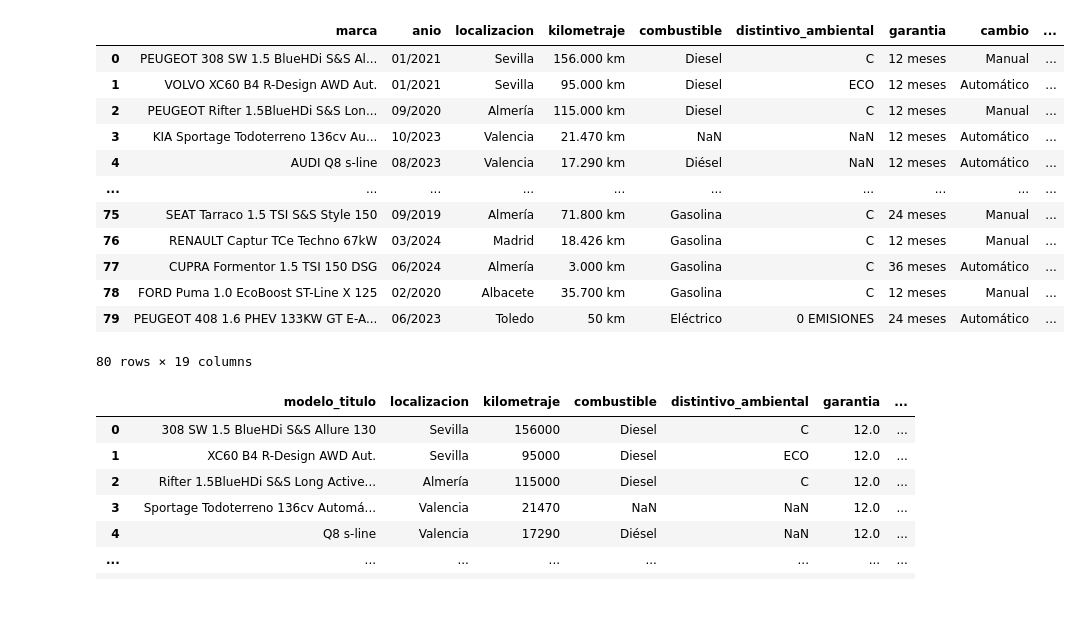
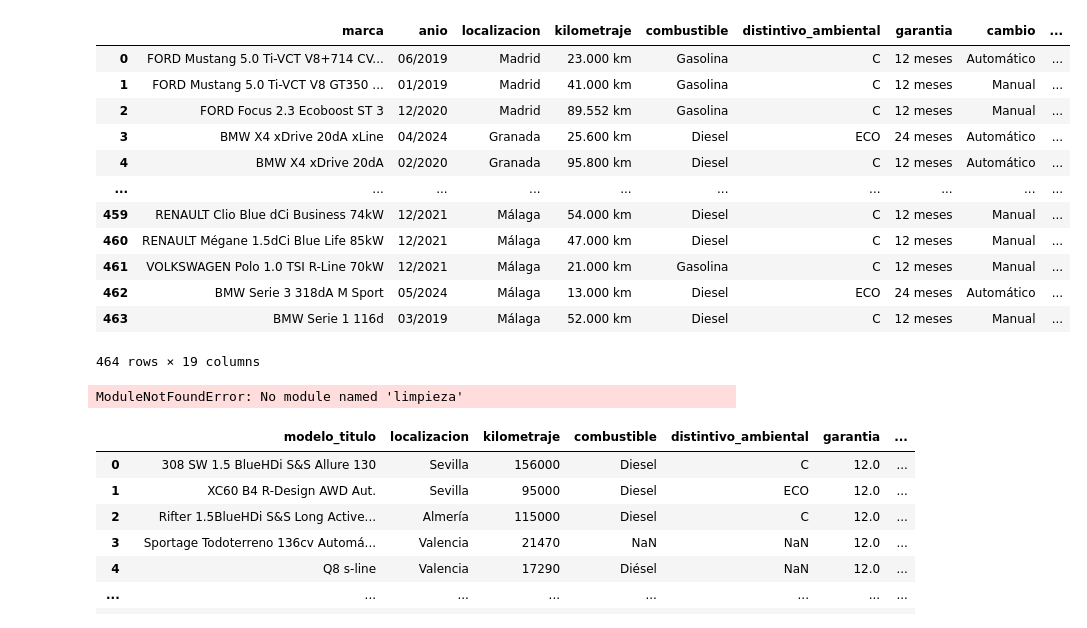
Before and after one commit to Bross-IT/PFB_coches, a Jupyter notebook: temp/ejecutar_script_limpieza.ipynb, the cells around one changed output. Cells and saved outputs as stored; diff of their text form; code cells hidden in the pictures.

Commit message:
añadir carpetas data y temp, actualizar archivos py ejecutar_script_limpieza (dentro de temp),__init__ y limpia (dentro de src), añadir csv de 300 registros

```diff
--- a/ejecutar_script_limpieza.ipynb
+++ b/temp/ejecutar_script_limpieza.ipynb
@@ -3,30 +3,29 @@
 # %%
 import pandas as pd
 
-#cambiar ruta a la que os vaya
-
-df = pd.read_csv("Limpieza/coches_segunda_mano-17-02-2025.csv")
+# leer el csv de 300 registros
+df = pd.read_csv("../data/coches_segunda_mano-18-02-2025.csv")
 df
 # %% [output]
 |  | marca | anio | localizacion | kilometraje | combustible | distintivo_ambiental | garantia | cambio | ... |
-| 0 | PEUGEOT 308 SW 1.5 BlueHDi S&S Al... | 01/2021 | Sevilla | 156.000 km | Diesel | C | 12 meses | Manual | ... |
-| 1 | VOLVO XC60 B4 R-Design AWD Aut. | 01/2021 | Sevilla | 95.000 km | Diesel | ECO | 12 meses | Automático | ... |
-| 2 | PEUGEOT Rifter 1.5BlueHDi S&S Lon... | 09/2020 | Almería | 115.000 km | Diesel | C | 12 meses | Manual | ... |
-| 3 | KIA Sportage Todoterreno 136cv Au... | 10/2023 | Valencia | 21.470 km | NaN | NaN | 12 meses | Automático | ... |
-| 4 | AUDI Q8 s-line | 08/2023 | Valencia | 17.290 km | Diésel | NaN | 12 meses | Automático | ... |
+| 0 | FORD Mustang 5.0 Ti-VCT V8+714 CV... | 06/2019 | Madrid | 23.000 km | Gasolina | C | 12 meses | Automático | ... |
+| 1 | FORD Mustang 5.0 Ti-VCT V8 GT350 ... | 01/2019 | Madrid | 41.000 km | Gasolina | C | 12 meses | Manual | ... |
+| 2 | FORD Focus 2.3 Ecoboost ST 3 | 12/2020 | Madrid | 89.552 km | Gasolina | C | 12 meses | Manual | ... |
+| 3 | BMW X4 xDrive 20dA xLine | 04/2024 | Granada | 25.600 km | Diesel | ECO | 24 meses | Automático | ... |
+| 4 | BMW X4 xDrive 20dA | 02/2020 | Granada | 95.800 km | Diesel | C | 12 meses | Automático | ... |
 | ... | ... | ... | ... | ... | ... | ... | ... | ... | ... |
-| 75 | SEAT Tarraco 1.5 TSI S&S Style 150 | 09/2019 | Almería | 71.800 km | Gasolina | C | 24 meses | Manual | ... |
-| 76 | RENAULT Captur TCe Techno 67kW | 03/2024 | Madrid | 18.426 km | Gasolina | C | 12 meses | Manual | ... |
-| 77 | CUPRA Formentor 1.5 TSI 150 DSG | 06/2024 | Almería | 3.000 km | Gasolina | C | 36 meses | Automático | ... |
-| 78 | FORD Puma 1.0 EcoBoost ST-Line X 125 | 02/2020 | Albacete | 35.700 km | Gasolina | C | 12 meses | Manual | ... |
-| 79 | PEUGEOT 408 1.6 PHEV 133KW GT E-A... | 06/2023 | Toledo | 50 km | Eléctrico | 0 EMISIONES | 24 meses | Automático | ... |
+| 459 | RENAULT Clio Blue dCi Business 74kW | 12/2021 | Málaga | 54.000 km | Diesel | C | 12 meses | Manual | ... |
+| 460 | RENAULT Mégane 1.5dCi Blue Life 85kW | 12/2021 | Málaga | 47.000 km | Diesel | C | 12 meses | Manual | ... |
+| 461 | VOLKSWAGEN Polo 1.0 TSI R-Line 70kW | 12/2021 | Málaga | 21.000 km | Gasolina | C | 12 meses | Manual | ... |
+| 462 | BMW Serie 3 318dA M Sport | 05/2024 | Málaga | 13.000 km | Diesel | ECO | 24 meses | Automático | ... |
+| 463 | BMW Serie 1 116d | 03/2019 | Málaga | 52.000 km | Diesel | C | 12 meses | Manual | ... |
-80 rows × 19 columns
+464 rows × 19 columns
 # %%
-from PFB_coches.src.limpieza import limpia
+from limpieza import limpia
 
-# cambiar ruta a la que os vaya
-
-df_limpio = limpia.limpiar_csv("Limpieza/coches_segunda_mano-17-02-2025.csv")
+df_limpio = limpia.limpiar_csv("../data/coches_segunda_mano-18-02-2025.csv")
+# %% [output]
+ModuleNotFoundError: No module named 'limpieza'
 # %%
 df_limpio
 # %% [output]
```
Also changed, not shown: 7 other files.
